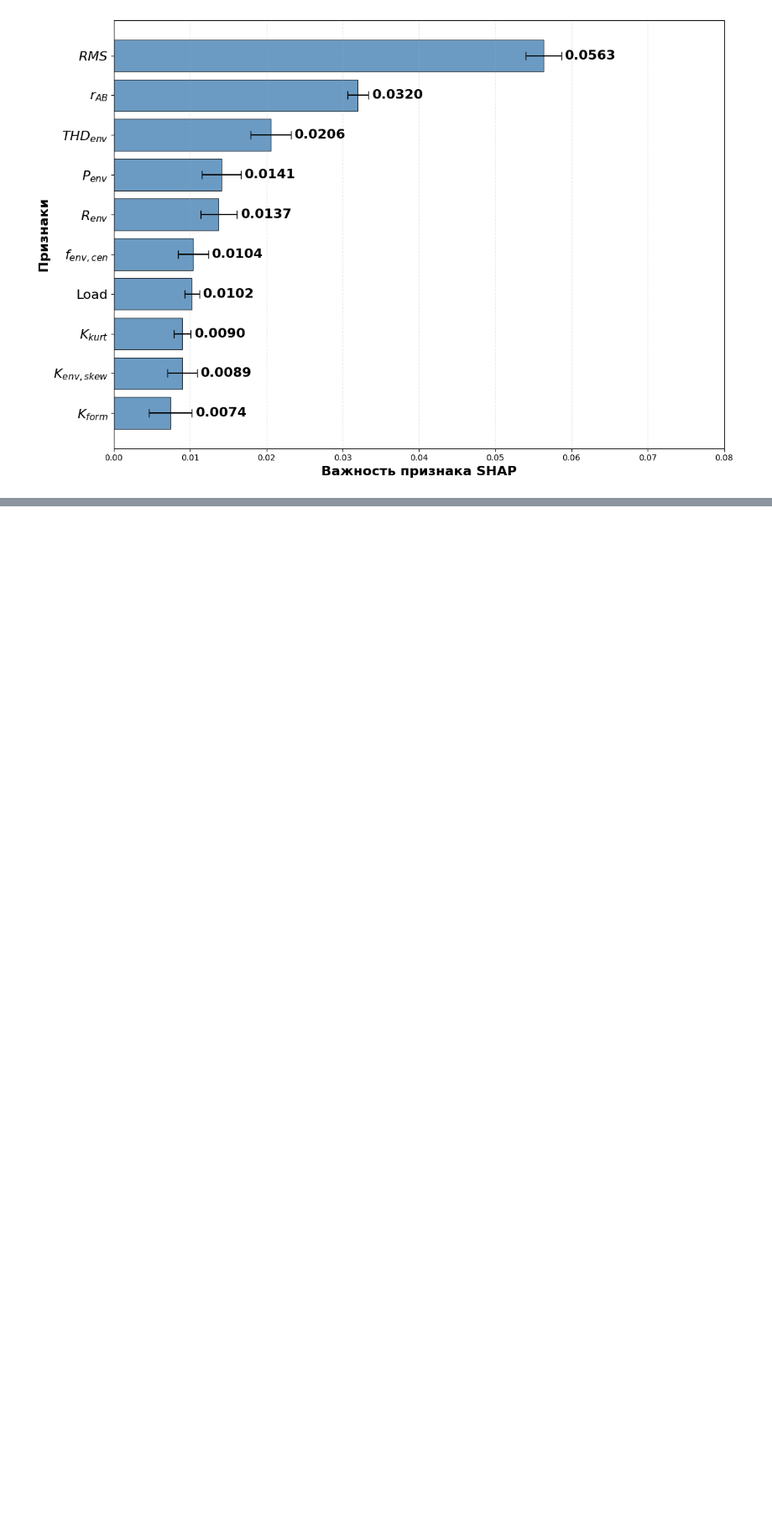
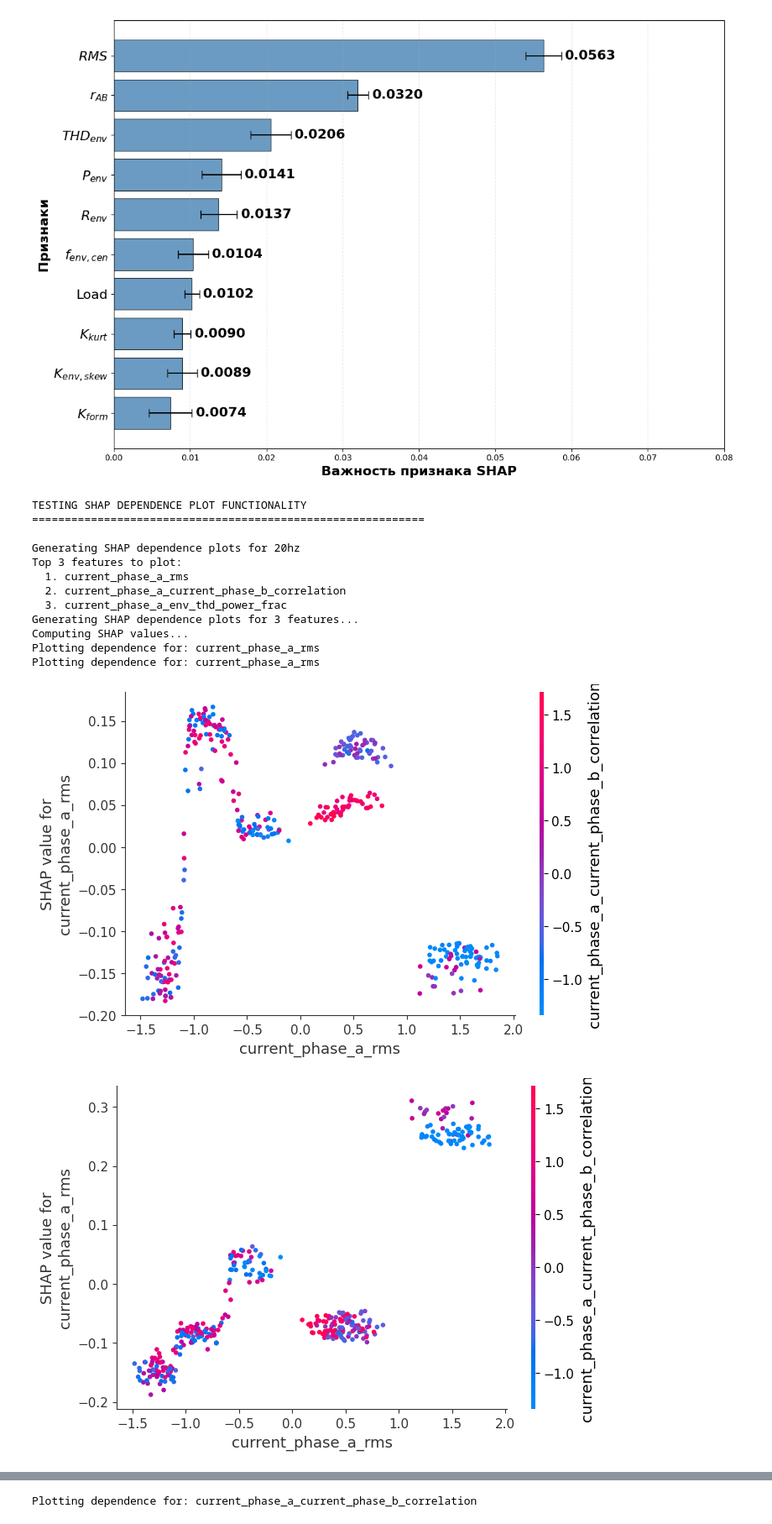
Before and after one commit to efvai/health-asyn-ml, a Jupyter notebook: notebooks/ml_current_features.ipynb, the cells around one changed output, grey strips where cells are left out. Shown at 84% size. Saved outputs shown, nothing was run; the diff lists cells and outputs as text; code cells hidden in the pictures; blank space fills up the shorter version.

Commit message:
shap upd

```diff
--- a/notebooks/ml_current_features.ipynb
+++ b/notebooks/ml_current_features.ipynb
@@ -1164,3 +1186,48 @@ First two features analysis:
    Std SHAP:  0.002796
    Mean/2Std: 11.4399
 [figure]
+# %%
+# TEST SHAP DEPENDENCE PLOTS
+print("TESTING SHAP DEPENDENCE PLOT FUNCTIONALITY")
+print("=" * 60)
+
+from ml_toolbox.analysis.shap_analysis import plot_shap_dependence_plots
+test_frequency = "20hz"
+# Test with the top feature from SHAP analysis
+if test_frequency in shap_results:
+    top_features = shap_results[test_frequency].head(3)['Feature'].tolist()
+
+    print(f"\nGenerating SHAP dependence plots for {test_frequency}")
+    print(f"Top 3 features to plot:")
+    for i, feat in enumerate(top_features, 1):
+        print(f"  {i}. {feat}")
+
+    # Plot dependence for top features
+    plot_shap_dependence_plots(
+        features=features,
+        labels=labels,
+        feature_names=feature_names,
+        target_features=["current_phase_a_env_thd_power_frac"],
+        frequency=test_frequency,
+        max_samples=500
+    )
+
+    print("\nDependence plots generated successfully!")
+
+else:
+    print(f"No SHAP results available for {test_frequency}")
+# %% [output]
+TESTING SHAP DEPENDENCE PLOT FUNCTIONALITY
+============================================================
+
+Generating SHAP dependence plots for 20hz
+Top 3 features to plot:
+  1. current_phase_a_rms
+  2. current_phase_a_current_phase_b_correlation
+  3. current_phase_a_env_thd_power_frac
+Generating SHAP dependence plots for 3 features...
+Computing SHAP values...
+Plotting dependence for: current_phase_a_rms
+Plotting dependence for: current_phase_a_rms
+[figure, added]
+[figure, added]
@@ -1166,0 +1236 @@ First two features analysis:
+Plotting dependence for: current_phase_a_current_phase_b_correlation
```
Also changed, not shown: parts of 8 cells of this notebook, 7 other files.
